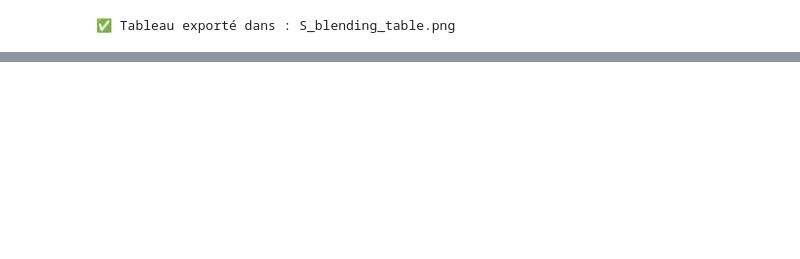
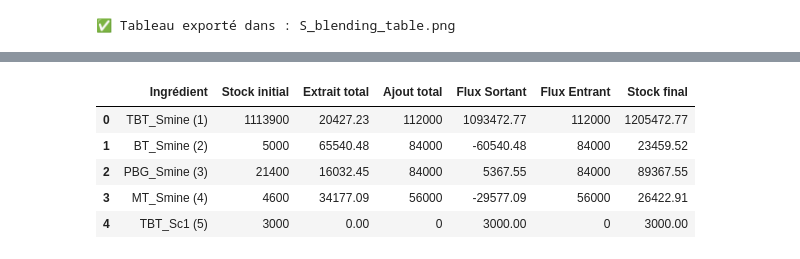
Before and after one commit to abdeljalilf/planning_model, a Jupyter notebook: test.ipynb, the cells around one changed output, grey strips where cells are left out. Cells and saved outputs as stored; diff of their text form; code cells hidden in the pictures; blank space fills up the shorter version.

```diff
--- a/test.ipynb
+++ b/test.ipynb
@@ -361,0 +267,11 @@ Ingrédient 20 | Stock initial:    14000 | Extrait total:    12057 | Stock final
+# %%
+df_flux = affichage.Stocks_utilisation(model)
+df_flux.head(5)
+# df_flux.tail()
+# %% [output]
+|  | Ingrédient | Stock initial | Extrait total | Ajout total | Flux Sortant | Flux Entrant | Stock final |
+| 0 | TBT_Smine (1) | 1113900 | 20427.23 | 112000 | 1093472.77 | 112000 | 1205472.77 |
+| 1 | BT_Smine (2) | 5000 | 65540.48 | 84000 | -60540.48 | 84000 | 23459.52 |
+| 2 | PBG_Smine (3) | 21400 | 16032.45 | 84000 | 5367.55 | 84000 | 89367.55 |
+| 3 | MT_Smine (4) | 4600 | 34177.09 | 56000 | -29577.09 | 56000 | 26422.91 |
+| 4 | TBT_Sc1 (5) | 3000 | 0.00 | 0 | 3000.00 | 0 | 3000.00 |
```
Also changed, not shown: parts of 15 cells of this notebook, 12 other files.
